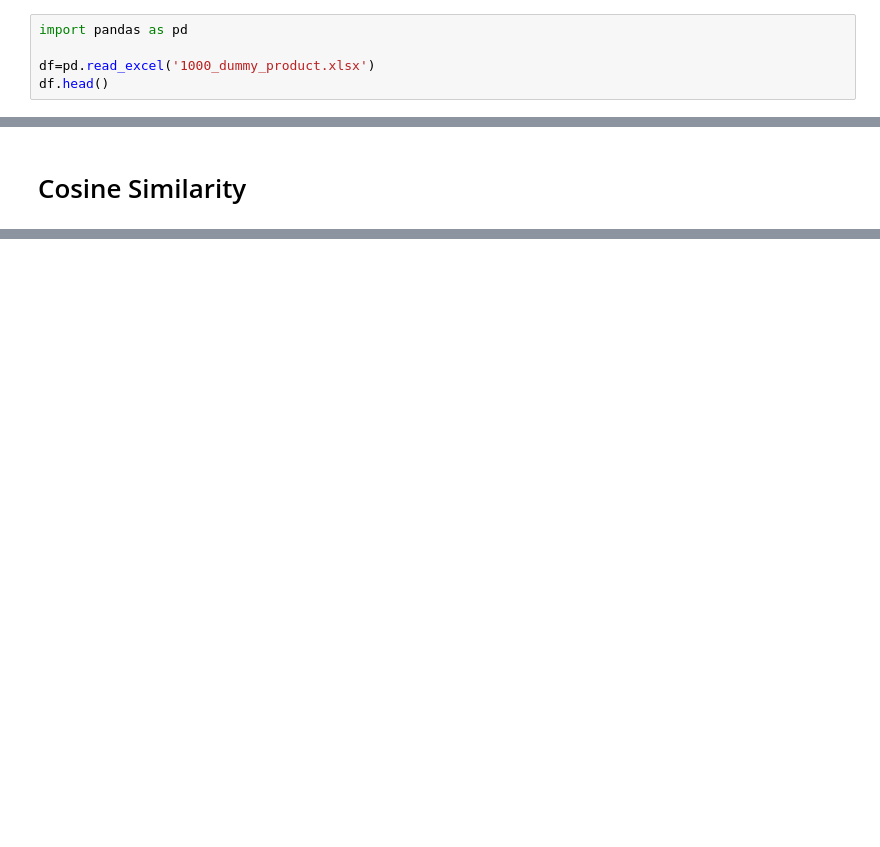
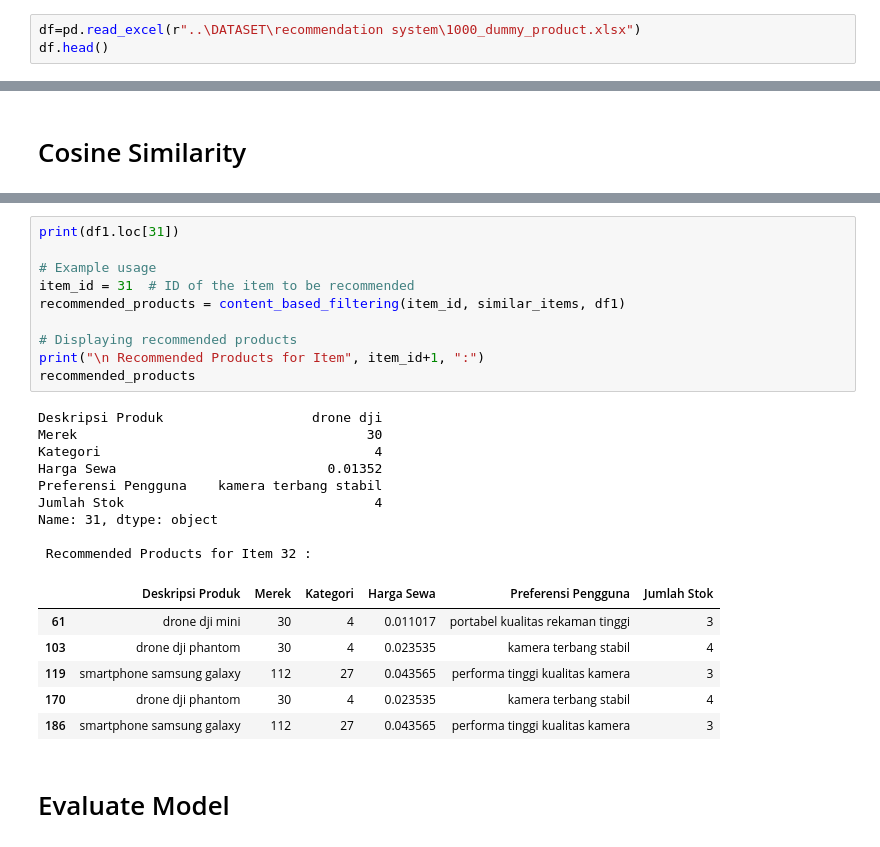
Before and after one commit to BangkitCapstone2023/BarKit-ML, a Jupyter notebook: Fitur2_model/Machine Learning for Recomendation system.ipynb, the cells around one changed output, grey strips where cells are left out. Drawn from its saved outputs; the diff is of its cells as text; blank space fills up the shorter version.

```diff
--- a/Fitur2_model/Machine Learning for Recomendation system.ipynb
+++ b/Fitur2_model/Machine Learning for Recomendation system.ipynb
@@ -1,7 +18,5 @@
 # %%
-import pandas as pd
-
-df=pd.read_excel('1000_dummy_product.xlsx')
+df=pd.read_excel(r"..\DATASET\recommendation system\1000_dummy_product.xlsx")
 df.head()
 # %% [output]
 |  | ID | Deskripsi Produk | Merek | Kategori | Harga Sewa | Preferensi Pengguna | Jumlah Stok |
@@ -394,3 +425,31 @@ Rekomendasi Produk untuk Item 2 :
+# %%
+print(df1.loc[31])
+
+# Example usage
+item_id = 31  # ID of the item to be recommended
+recommended_products = content_based_filtering(item_id, similar_items, df1)
+
+# Displaying recommended products
+print("\n Recommended Products for Item", item_id+1, ":")
+recommended_products
+# %% [output]
+Deskripsi Produk                   drone dji
+Merek                                     30
+Kategori                                   4
+Harga Sewa                           0.01352
+Preferensi Pengguna    kamera terbang stabil
+Jumlah Stok                                4
+Name: 31, dtype: object
+
+ Recommended Products for Item 32 :
+|  | Deskripsi Produk | Merek | Kategori | Harga Sewa | Preferensi Pengguna | Jumlah Stok |
+| 61 | drone dji mini | 30 | 4 | 0.011017 | portabel kualitas rekaman tinggi | 3 |
+| 103 | drone dji phantom | 30 | 4 | 0.023535 | kamera terbang stabil | 4 |
+| 119 | smartphone samsung galaxy | 112 | 27 | 0.043565 | performa tinggi kualitas kamera | 3 |
+| 170 | drone dji phantom | 30 | 4 | 0.023535 | kamera terbang stabil | 4 |
+| 186 | smartphone samsung galaxy | 112 | 27 | 0.043565 | performa tinggi kualitas kamera | 3 |
+# %% [markdown]
+# Evaluate Model
 # %%
 def evaluate_model(actual_recommendations, predicted_recommendations):
     true_positives = 0
```
Also changed, not shown: parts of 33 cells of this notebook.
